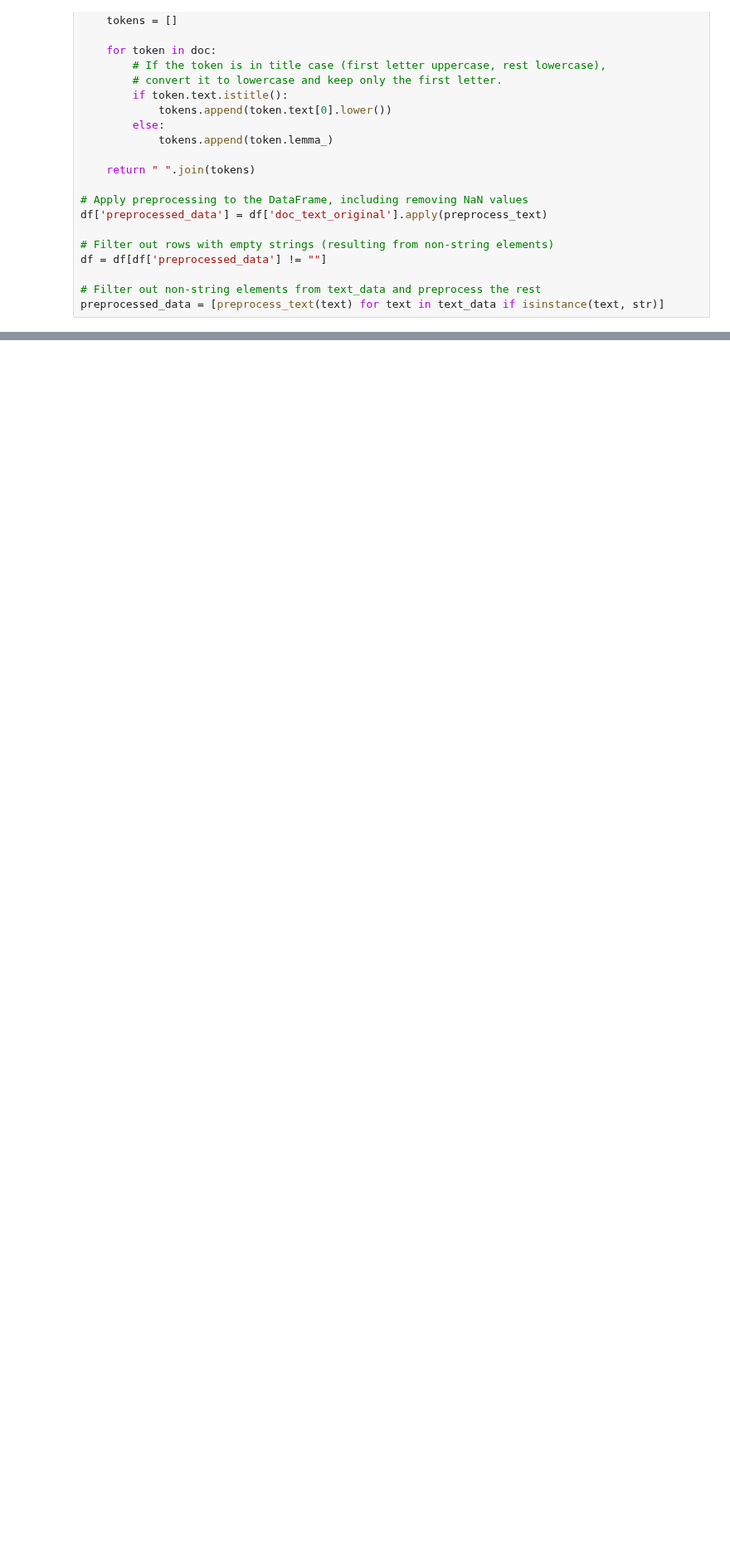
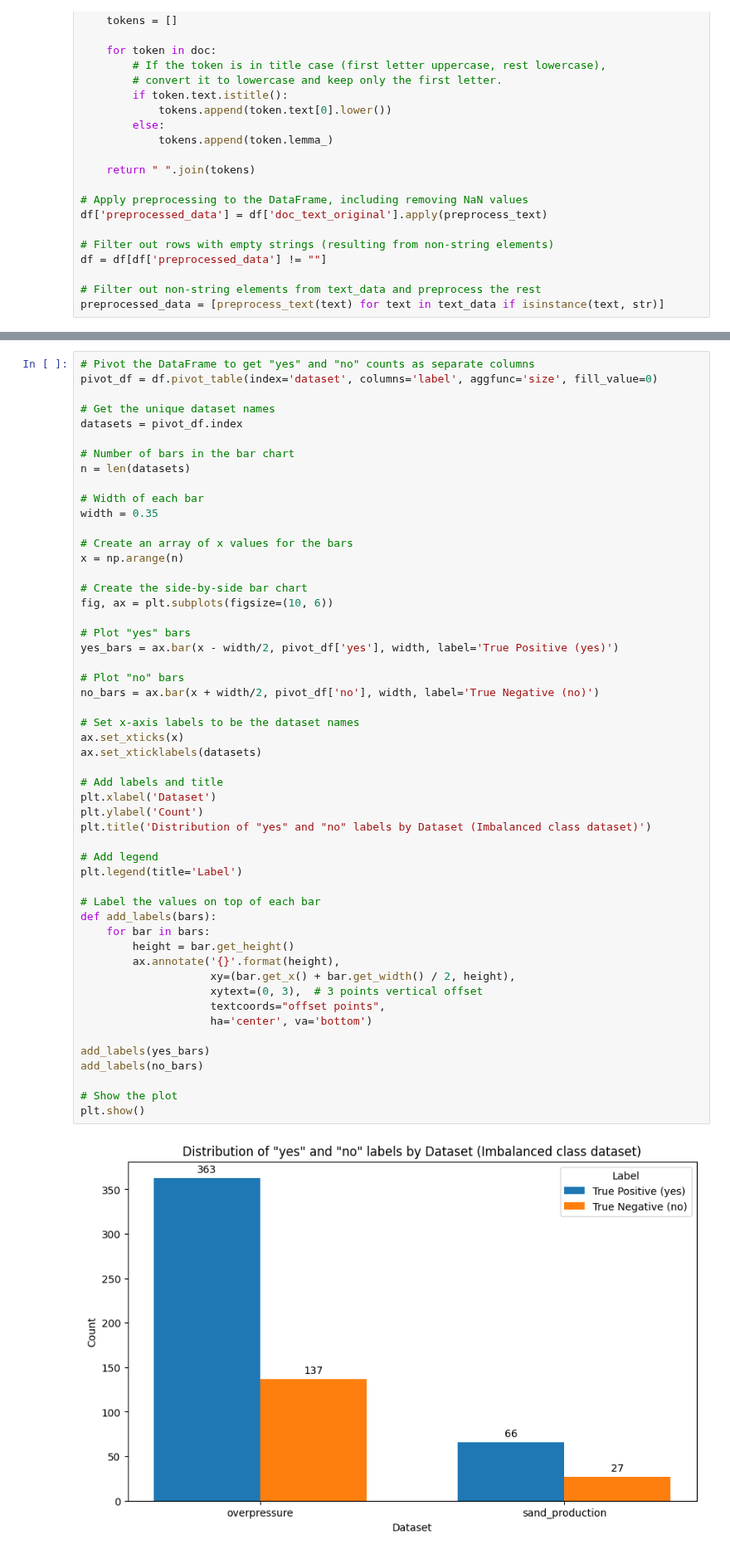
Before and after one commit to zahidhamidi/ML-Project, a Jupyter notebook: Testing_Pre_trained_Model_Binary_False_Positive_Case_Classification.ipynb, the cells around one changed output, grey strips where cells are left out. Shown at 83% size. Saved outputs shown, nothing was run; the diff lists cells and outputs as text; blank space fills up the shorter version.

```diff
--- a/Testing_Pre_trained_Model_Binary_False_Positive_Case_Classification.ipynb
+++ b/Testing_Pre_trained_Model_Binary_False_Positive_Case_Classification.ipynb
@@ -91,0 +128,54 @@ plt.show()
+# %%
+# Pivot the DataFrame to get "yes" and "no" counts as separate columns
+pivot_df = df.pivot_table(index='dataset', columns='label', aggfunc='size', fill_value=0)
+
+# Get the unique dataset names
+datasets = pivot_df.index
+
+# Number of bars in the bar chart
+n = len(datasets)
+
+# Width of each bar
+width = 0.35
+
+# Create an array of x values for the bars
+x = np.arange(n)
+
+# Create the side-by-side bar chart
+fig, ax = plt.subplots(figsize=(10, 6))
+
+# Plot "yes" bars
+yes_bars = ax.bar(x - width/2, pivot_df['yes'], width, label='True Positive (yes)')
+
+# Plot "no" bars
+no_bars = ax.bar(x + width/2, pivot_df['no'], width, label='True Negative (no)')
+
+# Set x-axis labels to be the dataset names
+ax.set_xticks(x)
+ax.set_xticklabels(datasets)
+
+# Add labels and title
+plt.xlabel('Dataset')
+plt.ylabel('Count')
+plt.title('Distribution of "yes" and "no" labels by Dataset (Imbalanced class dataset)')
+
+# Add legend
+plt.legend(title='Label')
+
+# Label the values on top of each bar
+def add_labels(bars):
+    for bar in bars:
+        height = bar.get_height()
+        ax.annotate('{}'.format(height),
+                    xy=(bar.get_x() + bar.get_width() / 2, height),
+                    xytext=(0, 3),  # 3 points vertical offset
+                    textcoords="offset points",
+                    ha='center', va='bottom')
+
+add_labels(yes_bars)
+add_labels(no_bars)
+
+# Show the plot
+plt.show()
+# %% [output]
+[figure, added]
```
Also changed, not shown: parts of 6 cells of this notebook.
